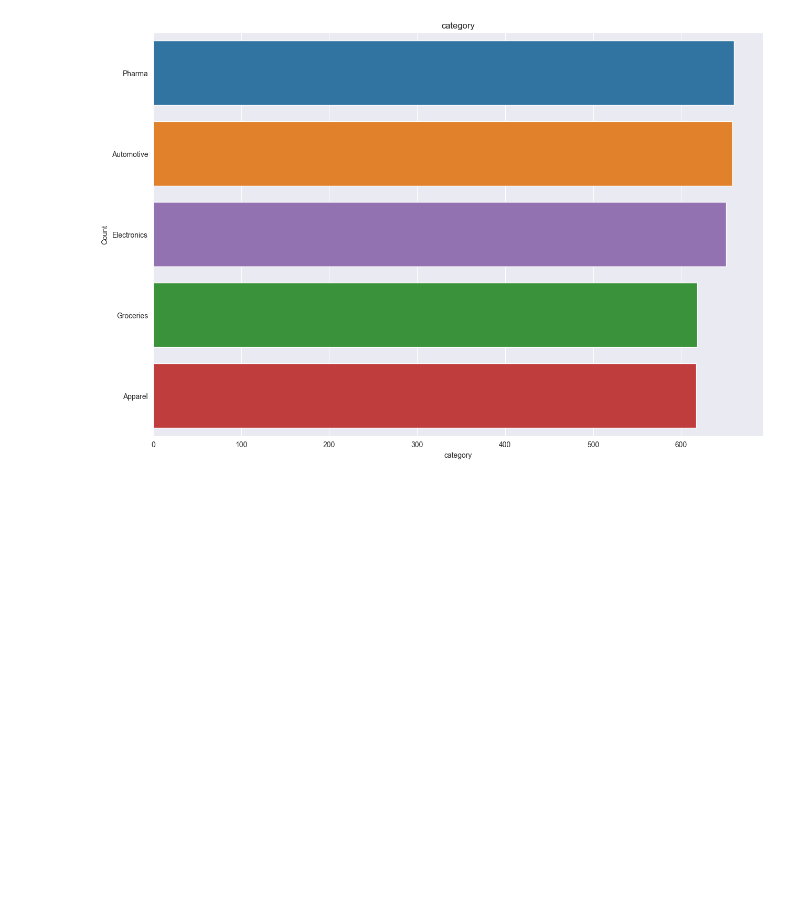
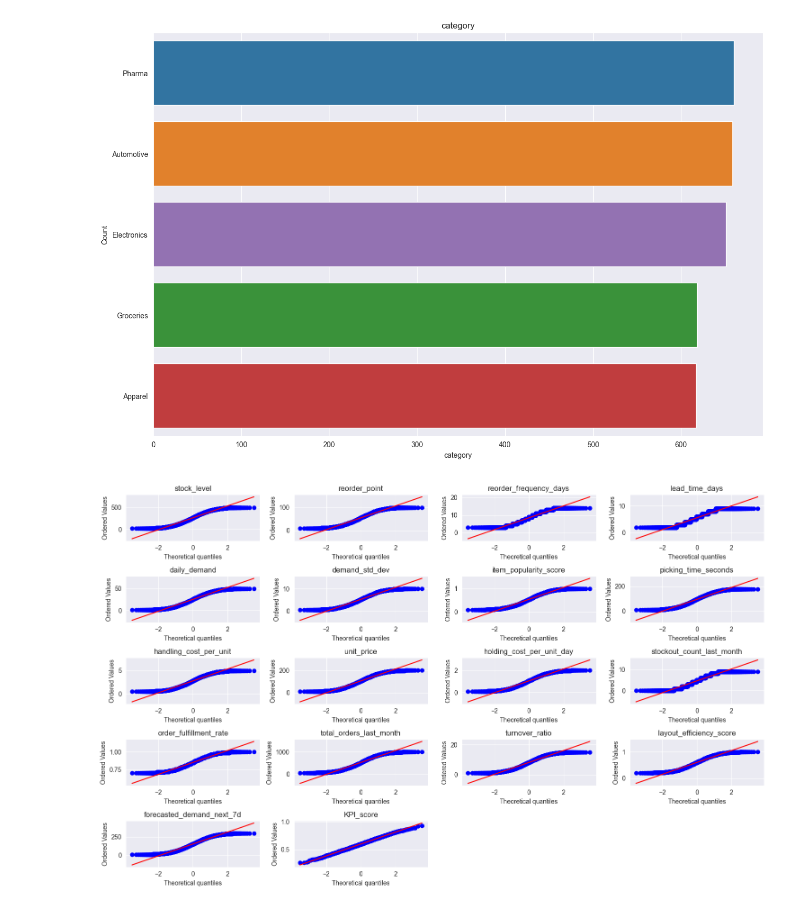
Before and after one commit to Fritz1304/Modelos_Analiticos, a Jupyter notebook: notebook.ipynb, the cells around one changed output. Cells and saved outputs as stored; diff of their text form; code cells hidden in the pictures; blank space fills up the shorter version.

```diff
--- a/notebook.ipynb
+++ b/notebook.ipynb
@@ -125,3 +125,19 @@ pyplot.show()
 # %% [output]
 INTERPRETACION DE LAS DISTRIBUCIONES DE LAS VARIABLES CATEGORICAS
 [figure]
+# %%
+# QQ Plots
+numCols = len(datasetOriginalNumberColumns.columns)
+cols = 4
+rows  = math.ceil(numCols / cols)
+pyplot.figure(figsize=(15,10))
+
+for i, column in enumerate(datasetOriginalNumberColumns, 1):
+    pyplot.subplot(rows, cols, i)
+    stats.probplot(datasetOriginalNumberColumns[column], plot=pyplot, dist="norm")
+    pyplot.title(column)
+
+pyplot.tight_layout(rect=[0, 0.03, 1, 0.95])
+pyplot.show()
+# %% [output]
+[figure, added]
```
Also changed, not shown: parts of 11 cells of this notebook.
